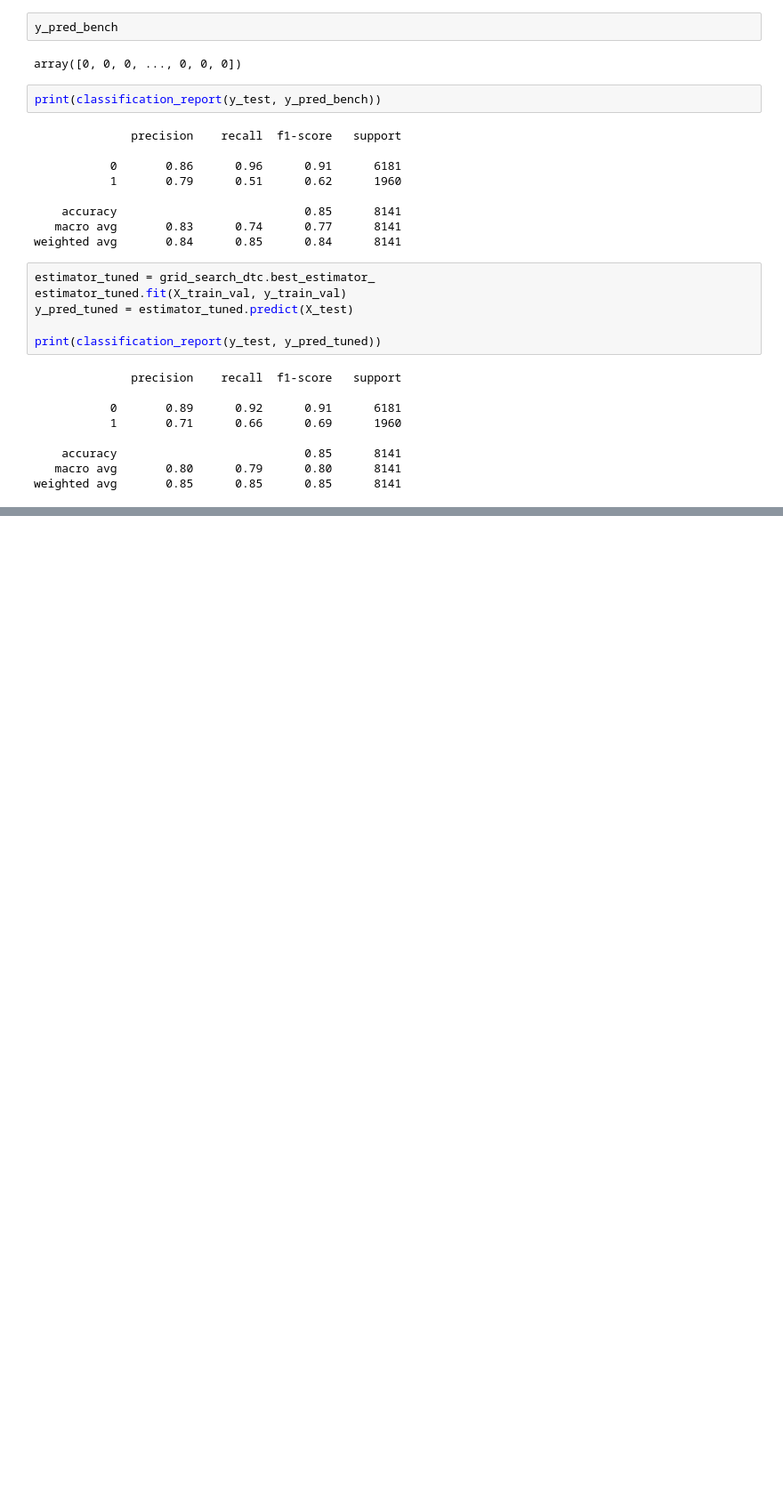
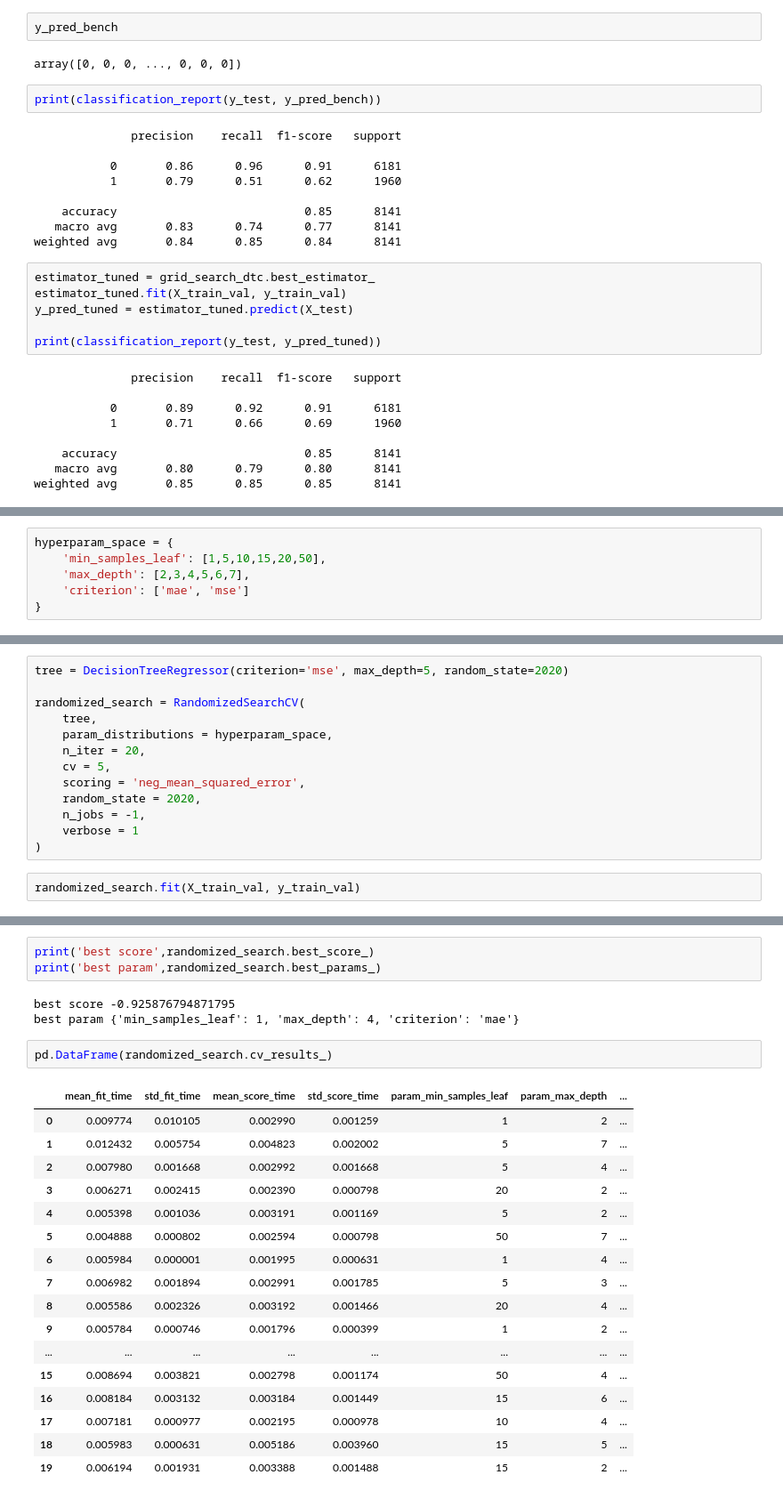
Before and after one commit to Damianus04/data-science-purwadhika, a Jupyter notebook: Modul_3_Machine_Learning_Working_Files/20210301 - Model Evaluation - exercise.ipynb, the cells around one changed output, grey strips where cells are left out. Shown at 89% size. Cells and saved outputs as stored; diff of their text form; blank space fills up the shorter version.

```diff
--- a/Modul_3_Machine_Learning_Working_Files/20210301 - Model Evaluation - exercise.ipynb
+++ b/Modul_3_Machine_Learning_Working_Files/20210301 - Model Evaluation - exercise.ipynb
@@ -793,0 +923,6 @@ precision, recall, thr = precision
+# %%
+hyperparam_space = {
+    'min_samples_leaf': [1,5,10,15,20,50],
+    'max_depth': [2,3,4,5,6,7],
+    'criterion': ['mae', 'mse']
+}
@@ -793,0 +936,15 @@ precision, recall, thr = precision
+# %%
+tree = DecisionTreeRegressor(criterion='mse', max_depth=5, random_state=2020)
+
+randomized_search = RandomizedSearchCV(
+    tree,
+    param_distributions = hyperparam_space,
+    n_iter = 20,
+    cv = 5,
+    scoring = 'neg_mean_squared_error',
+    random_state = 2020,
+    n_jobs = -1,
+    verbose = 1
+)
+# %%
+randomized_search.fit(X_train_val, y_train_val)
@@ -793,0 +973,26 @@ precision, recall, thr = precision
+# %%
+print('best score',randomized_search.best_score_)
+print('best param',randomized_search.best_params_)
+# %% [output]
+best score -0.925876794871795
+best param {'min_samples_leaf': 1, 'max_depth': 4, 'criterion': 'mae'}
+# %%
+pd.DataFrame(randomized_search.cv_results_)
+# %% [output]
+|  | mean_fit_time | std_fit_time | mean_score_time | std_score_time | param_min_samples_leaf | param_max_depth | ... |
+| 0 | 0.009774 | 0.010105 | 0.002990 | 0.001259 | 1 | 2 | ... |
+| 1 | 0.012432 | 0.005754 | 0.004823 | 0.002002 | 5 | 7 | ... |
+| 2 | 0.007980 | 0.001668 | 0.002992 | 0.001668 | 5 | 4 | ... |
+| 3 | 0.006271 | 0.002415 | 0.002390 | 0.000798 | 20 | 2 | ... |
+| 4 | 0.005398 | 0.001036 | 0.003191 | 0.001169 | 5 | 2 | ... |
+| 5 | 0.004888 | 0.000802 | 0.002594 | 0.000798 | 50 | 7 | ... |
+| 6 | 0.005984 | 0.000001 | 0.001995 | 0.000631 | 1 | 4 | ... |
+| 7 | 0.006982 | 0.001894 | 0.002991 | 0.001785 | 5 | 3 | ... |
+| 8 | 0.005586 | 0.002326 | 0.003192 | 0.001466 | 20 | 4 | ... |
+| 9 | 0.005784 | 0.000746 | 0.001796 | 0.000399 | 1 | 2 | ... |
+| ... | ... | ... | ... | ... | ... | ... | ... |
+| 15 | 0.008694 | 0.003821 | 0.002798 | 0.001174 | 50 | 4 | ... |
+| 16 | 0.008184 | 0.003132 | 0.003184 | 0.001449 | 15 | 6 | ... |
+| 17 | 0.007181 | 0.000977 | 0.002195 | 0.000978 | 10 | 4 | ... |
+| 18 | 0.005983 | 0.000631 | 0.005186 | 0.003960 | 15 | 5 | ... |
+| 19 | 0.006194 | 0.001931 | 0.003388 | 0.001488 | 15 | 2 | ... |
```
Also changed, not shown: parts of 51 cells of this notebook, 2 other files.
